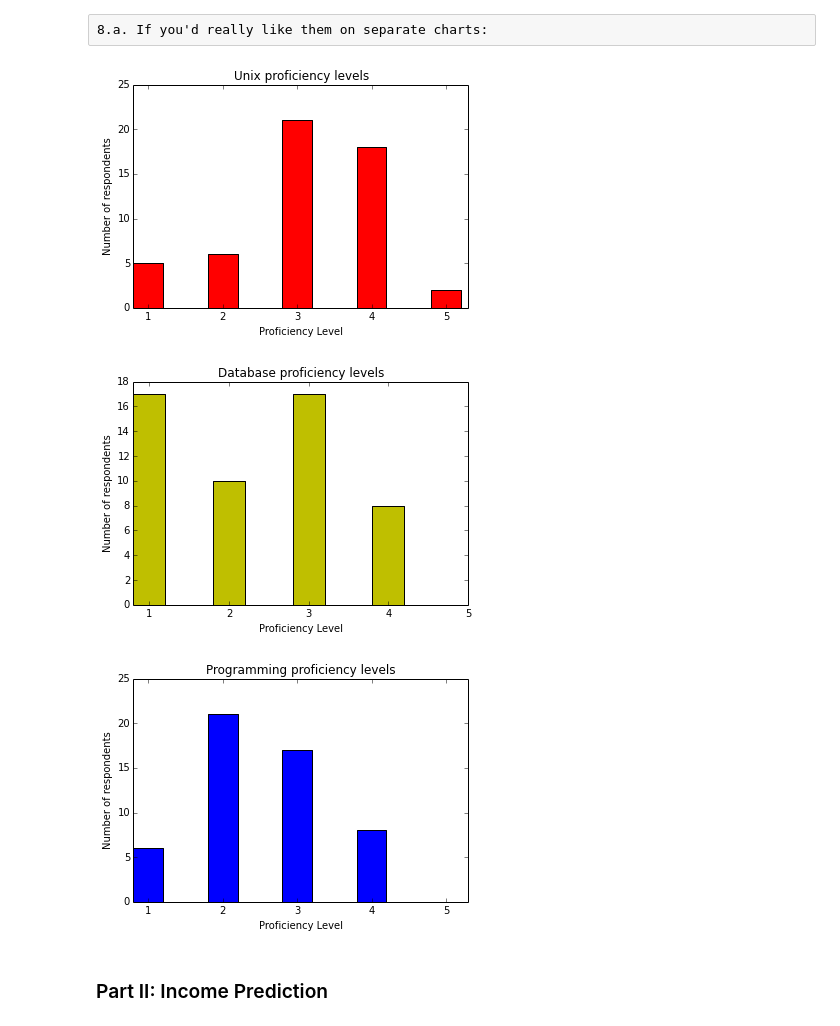
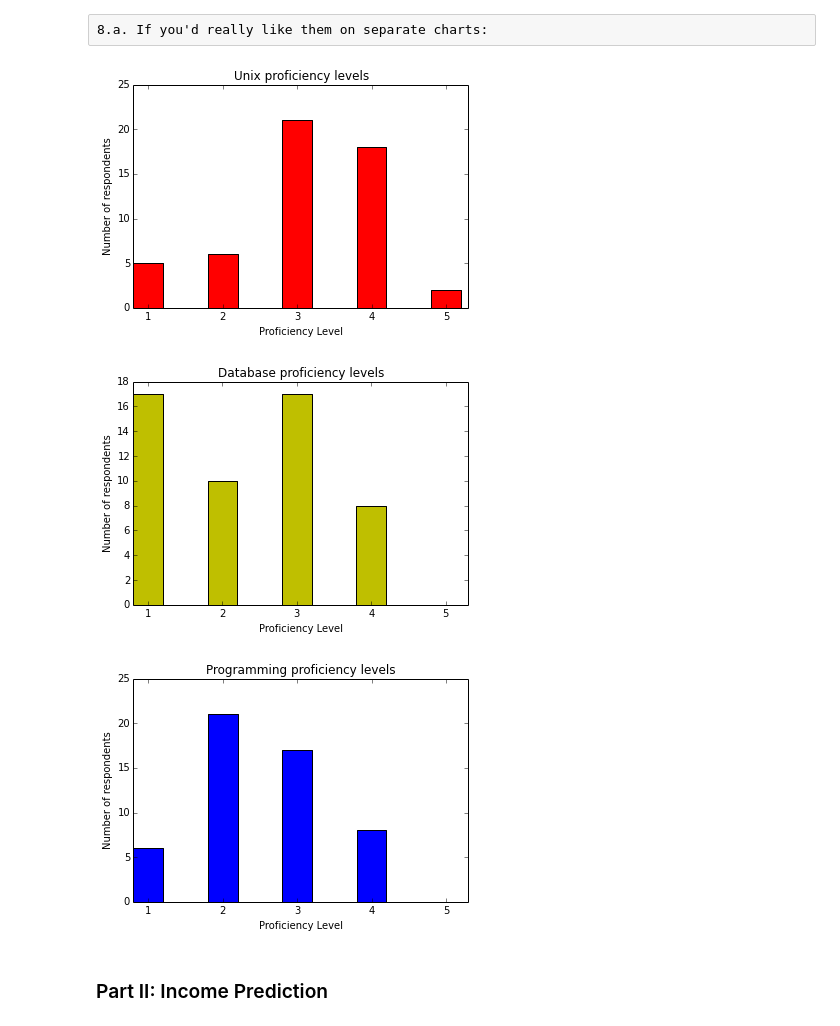
Before and after one commit to chrpr/PDS13, a Jupyter notebook: harper.hw2.ipynb, the cells around one changed output. Drawn from its saved outputs; the diff is of its cells as text; code cells hidden in the pictures.

```diff
--- a/harper.hw2.ipynb
+++ b/harper.hw2.ipynb
@@ -270,6 +270,7 @@ width = 0.40    # the width of the bars
 
 epsilon = 1e-7
 code_plot[1] = [x+epsilon for x in code_plot[1]]
+db_plot[1] = [x+epsilon for x in db_plot[1]]
 
 
 fig1, ax1 = plt.subplots()
@@ -295,34 +296,34 @@ ax3.set_xlabel('Proficiency Level')
 ax3.set_title('Programming proficiency levels')
 ax3.set_xticks(ind+(width/2))
 ax3.set_xticklabels( ('1', '2', '3', '4', '5') )
 
 
 fontP = FontProperties()
 fontP.set_size('small')
 #ax.legend([rects1], "title", prop = fontP)
 
 #ax.legend((rects1[0], rects2[0], rects3[0]), ('Unix', 'Database', 'Programming'), loc='center left',
 #          bbox_to_anchor=(1, 0.5), ncol=1, fancybox=True, shadow=True)
 
 #ax.legend( (rects1[0], rects2[0], rects3[0]), ('Unix', 'Database', 'Programming'), prop = fontP )
 #ax.legend()
 
 def autolabel(rects):
     # attach some text labels
     for rect in rects:
         height = rect.get_height()
         ax.text(rect.get_x()+rect.get_width()/2., 1.05*height, '%d'%int(height),
                 ha='center', va='bottom')
 
 autolabel(fig1)
 autolabel(fig2)
 autolabel(fig3)
 
 
 plt.show()
 # %% [output]
 [figure]
-[figure, old version]
+[figure, new version]
 [figure]
 # %% [markdown]
 ### Part II: Income Prediction
```
Also changed, not shown: parts of 5 cells of this notebook.
